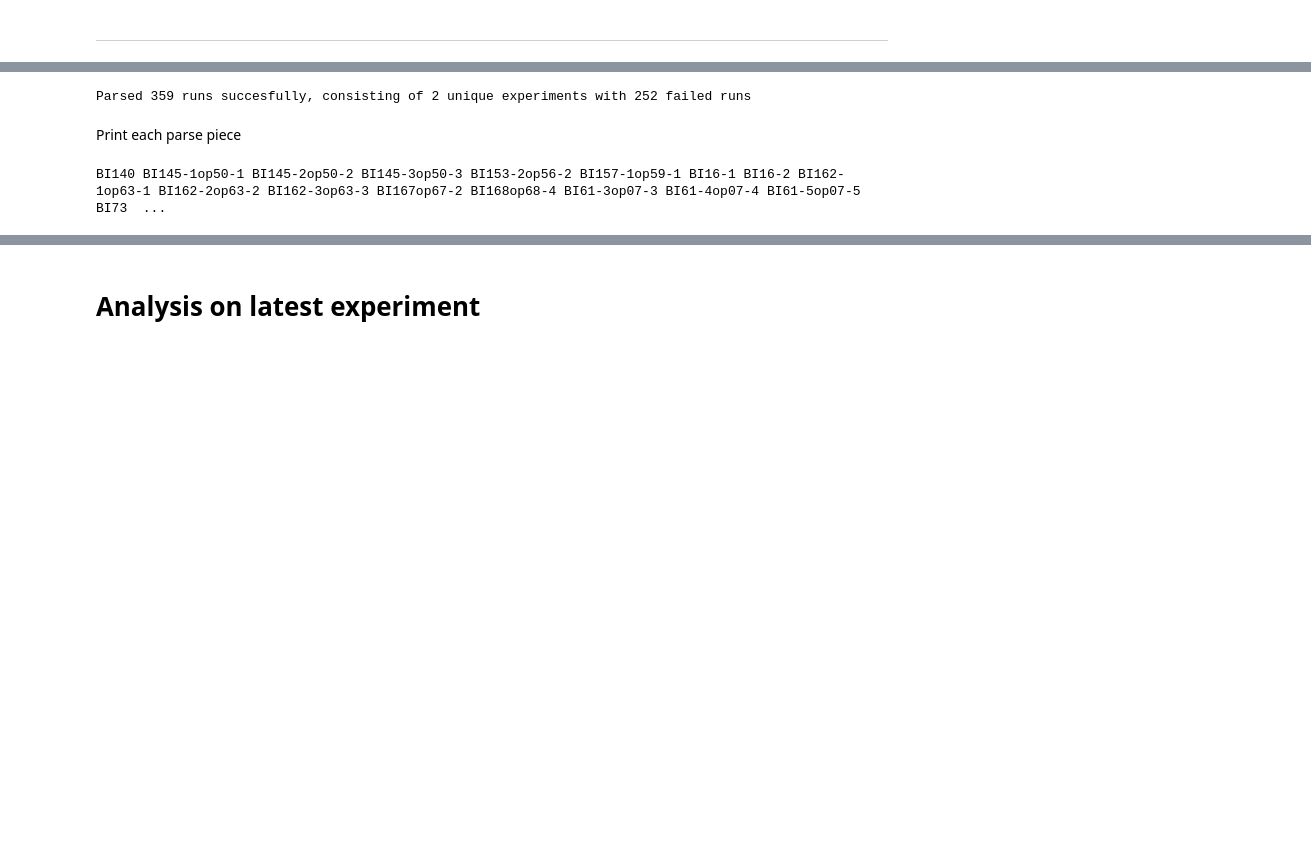
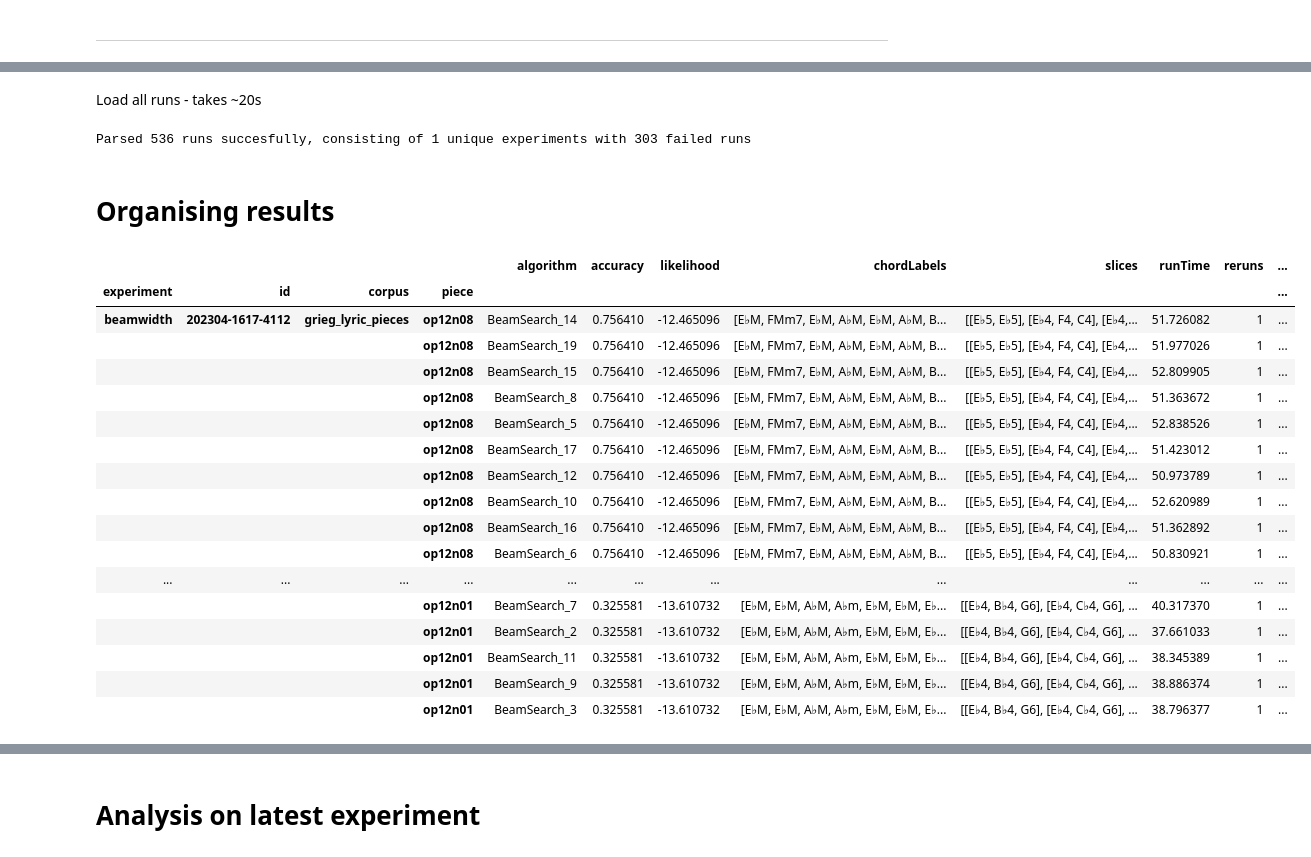
Before and after one commit to judah-daniels/protovoices-haskell, a Jupyter notebook: preprocessing/results.ipynb, the cells around one changed output, grey strips where cells are left out. Saved outputs shown, nothing was run; the diff lists cells and outputs as text; code cells hidden in the pictures; blank space fills up the shorter version.

Commit message:
results

```diff
--- a/preprocessing/results.ipynb
+++ b/preprocessing/results.ipynb
@@ -55,18 +55,46 @@ def load_dataset(path):
         newdf = pd.json_normalize(data, record_path = ['results'],
             meta = ['id','corpus', 'piece','algorithm'])
 
+
+
         #newdf['groundTruth']= data['groundTruth']
         df = pd.concat([df, newdf])
-    results = df.set_index(["id","corpus", "piece"])
+
+    #results["experiment"] = results.index.get_level_values(0)
+    df["experiment"] = df["id"].apply(lambda x: x.split("_")[1] if "_" in x else np.nan)
+    df["id"] = df["id"].apply(lambda x: x.split("_")[0] if "_" in x else np.nan)
+    df = df.dropna(subset=["experiment"])
+    results = df.set_index(["experiment","id","corpus", "piece"])
     print ("Parsed {} runs succesfully, consisting of {} unique experiments with {} failed runs".format(successes, results.index.levels[0].nunique(), len(fails)))
     return (results,lbls.set_index(["corpus", "piece"]))
+# %% [markdown]
+Load all runs - takes ~20s
 # %%
 (results,groundTruth) = load_dataset("outputs")
 # %% [output]
-Parsed 359 runs succesfully, consisting of 2 unique experiments with 252 failed runs
+Parsed 536 runs succesfully, consisting of 1 unique experiments with 303 failed runs
-# %% [markdown]
-Print each parse piece
+# %% [markdown]
+# Organising results
+# %%
+results.dropna(subset="accuracy")
+# %% [output]
+|  |  |  |  | algorithm | accuracy | likelihood | chordLabels | slices | runTime | reruns | ... |
+| experiment | id | corpus | piece |  |  |  |  |  |  |  | ... |
+| beamwidth | 202304-1617-4112 | grieg_lyric_pieces | op12n08 | BeamSearch_14 | 0.756410 | -12.465096 | [E♭M, FMm7, E♭M, A♭M, E♭M, A♭M, B... | [[E♭5, E♭5], [E♭4, F4, C4], [E♭4,... | 51.726082 | 1 | ... |
+|  |  |  | op12n08 | BeamSearch_19 | 0.756410 | -12.465096 | [E♭M, FMm7, E♭M, A♭M, E♭M, A♭M, B... | [[E♭5, E♭5], [E♭4, F4, C4], [E♭4,... | 51.977026 | 1 | ... |
+|  |  |  | op12n08 | BeamSearch_15 | 0.756410 | -12.465096 | [E♭M, FMm7, E♭M, A♭M, E♭M, A♭M, B... | [[E♭5, E♭5], [E♭4, F4, C4], [E♭4,... | 52.809905 | 1 | ... |
+|  |  |  | op12n08 | BeamSearch_8 | 0.756410 | -12.465096 | [E♭M, FMm7, E♭M, A♭M, E♭M, A♭M, B... | [[E♭5, E♭5], [E♭4, F4, C4], [E♭4,... | 51.363672 | 1 | ... |
+|  |  |  | op12n08 | BeamSearch_5 | 0.756410 | -12.465096 | [E♭M, FMm7, E♭M, A♭M, E♭M, A♭M, B... | [[E♭5, E♭5], [E♭4, F4, C4], [E♭4,... | 52.838526 | 1 | ... |
+|  |  |  | op12n08 | BeamSearch_17 | 0.756410 | -12.465096 | [E♭M, FMm7, E♭M, A♭M, E♭M, A♭M, B... | [[E♭5, E♭5], [E♭4, F4, C4], [E♭4,... | 51.423012 | 1 | ... |
+|  |  |  | op12n08 | BeamSearch_12 | 0.756410 | -12.465096 | [E♭M, FMm7, E♭M, A♭M, E♭M, A♭M, B... | [[E♭5, E♭5], [E♭4, F4, C4], [E♭4,... | 50.973789 | 1 | ... |
+|  |  |  | op12n08 | BeamSearch_10 | 0.756410 | -12.465096 | [E♭M, FMm7, E♭M, A♭M, E♭M, A♭M, B... | [[E♭5, E♭5], [E♭4, F4, C4], [E♭4,... | 52.620989 | 1 | ... |
+|  |  |  | op12n08 | BeamSearch_16 | 0.756410 | -12.465096 | [E♭M, FMm7, E♭M, A♭M, E♭M, A♭M, B... | [[E♭5, E♭5], [E♭4, F4, C4], [E♭4,... | 51.362892 | 1 | ... |
+|  |  |  | op12n08 | BeamSearch_6 | 0.756410 | -12.465096 | [E♭M, FMm7, E♭M, A♭M, E♭M, A♭M, B... | [[E♭5, E♭5], [E♭4, F4, C4], [E♭4,... | 50.830921 | 1 | ... |
+| ... | ... | ... | ... | ... | ... | ... | ... | ... | ... | ... | ... |
+|  |  |  | op12n01 | BeamSearch_7 | 0.325581 | -13.610732 | [E♭M, E♭M, A♭M, A♭m, E♭M, E♭M, E♭... | [[E♭4, B♭4, G6], [E♭4, C♭4, G6], ... | 40.317370 | 1 | ... |
+|  |  |  | op12n01 | BeamSearch_2 | 0.325581 | -13.610732 | [E♭M, E♭M, A♭M, A♭m, E♭M, E♭M, E♭... | [[E♭4, B♭4, G6], [E♭4, C♭4, G6], ... | 37.661033 | 1 | ... |
+|  |  |  | op12n01 | BeamSearch_11 | 0.325581 | -13.610732 | [E♭M, E♭M, A♭M, A♭m, E♭M, E♭M, E♭... | [[E♭4, B♭4, G6], [E♭4, C♭4, G6], ... | 38.345389 | 1 | ... |
+|  |  |  | op12n01 | BeamSearch_9 | 0.325581 | -13.610732 | [E♭M, E♭M, A♭M, A♭m, E♭M, E♭M, E♭... | [[E♭4, B♭4, G6], [E♭4, C♭4, G6], ... | 38.886374 | 1 | ... |
+|  |  |  | op12n01 | BeamSearch_3 | 0.325581 | -13.610732 | [E♭M, E♭M, A♭M, A♭m, E♭M, E♭M, E♭... | [[E♭4, B♭4, G6], [E♭4, C♭4, G6], ... | 38.796377 | 1 | ... |
 # %%
-print(" ".join(list(results.index.levels[2].unique())))
+#print(" ".join(list(results.index.levels[2].unique())))
-# %% [output]
-BI140 BI145-1op50-1 BI145-2op50-2 BI145-3op50-3 BI153-2op56-2 BI157-1op59-1 BI16-1 BI16-2 BI162-1op63-1 BI162-2op63-2 BI162-3op63-3 BI167op67-2 BI168op68-4 BI61-3op07-3 BI61-4op07-4 BI61-5op07-5 BI73  ...
```
Also changed, not shown: parts of 3 cells of this notebook.
